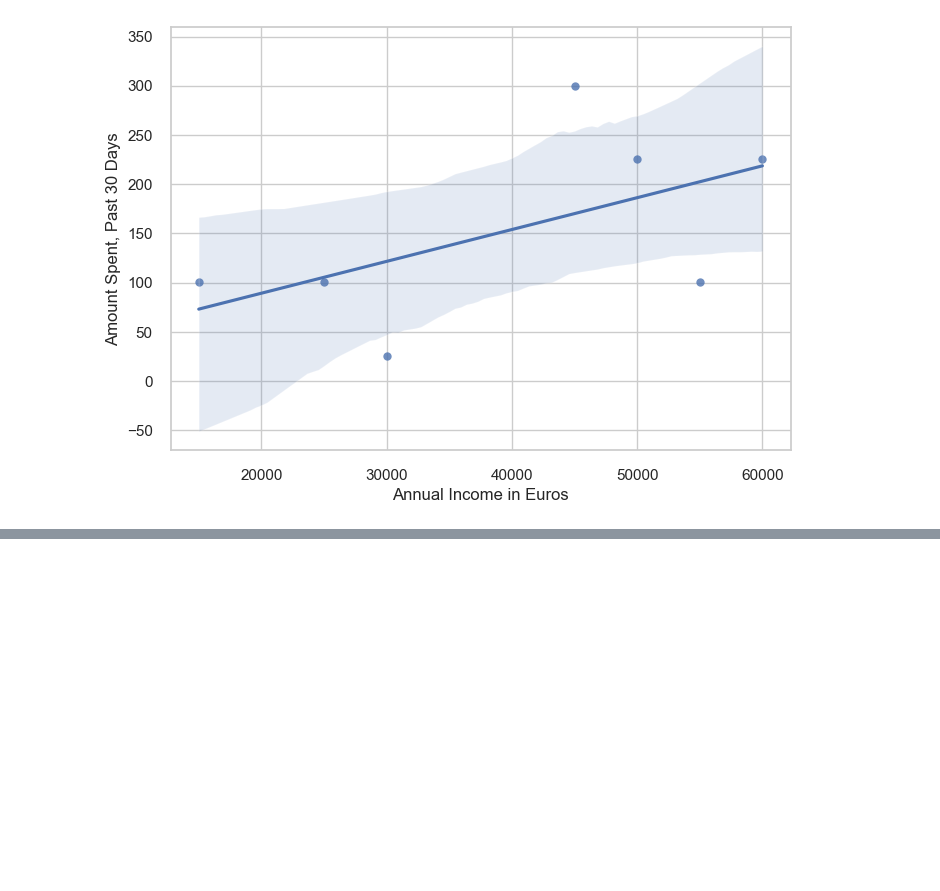
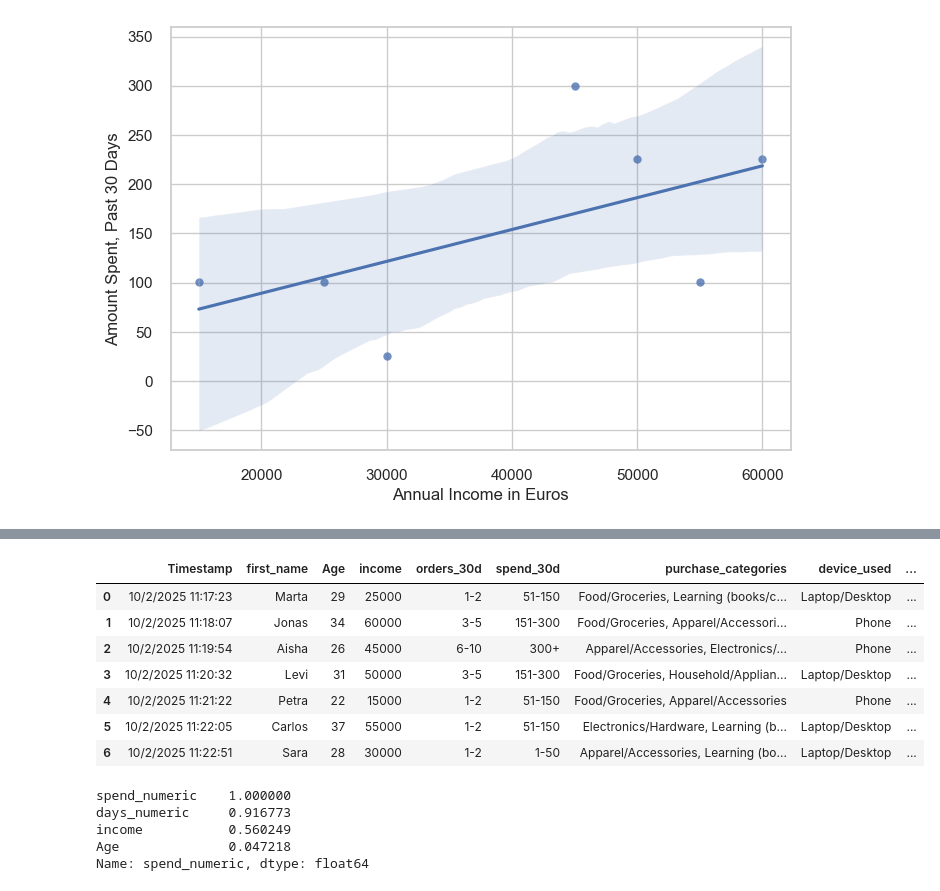
Before and after one commit to chandlershortlidge/lab-sampling, a Jupyter notebook: main.ipynb, the cells around one changed output, grey strips where cells are left out. Cells and saved outputs as stored; diff of their text form; code cells hidden in the pictures; blank space fills up the shorter version.

```diff
--- a/main.ipynb
+++ b/main.ipynb
@@ -239,0 +276,26 @@ Text(0, 0.5, 'Amount Spent, Past 30 Days')
+# %%
+shopping
+# %% [output]
+|  | Timestamp | first_name | Age | income | orders_30d | spend_30d | purchase_categories | device_used | ... |
+| 0 | 10/2/2025 11:17:23 | Marta | 29 | 25000 | 1-2 | 51-150 | Food/Groceries, Learning (books/c... | Laptop/Desktop | ... |
+| 1 | 10/2/2025 11:18:07 | Jonas | 34 | 60000 | 3-5 | 151-300 | Food/Groceries, Apparel/Accessori... | Phone | ... |
+| 2 | 10/2/2025 11:19:54 | Aisha | 26 | 45000 | 6-10 | 300+ | Apparel/Accessories, Electronics/... | Phone | ... |
+| 3 | 10/2/2025 11:20:32 | Levi | 31 | 50000 | 3-5 | 151-300 | Food/Groceries, Household/Applian... | Laptop/Desktop | ... |
+| 4 | 10/2/2025 11:21:22 | Petra | 22 | 15000 | 1-2 | 51-150 | Food/Groceries, Apparel/Accessories | Phone | ... |
+| 5 | 10/2/2025 11:22:05 | Carlos | 37 | 55000 | 1-2 | 51-150 | Electronics/Hardware, Learning (b... | Laptop/Desktop | ... |
+| 6 | 10/2/2025 11:22:51 | Sara | 28 | 30000 | 1-2 | 1-50 | Apparel/Accessories, Learning (bo... | Laptop/Desktop | ... |
+# %%
+# run correlation analysis on numeric values
+features = ["income", "days_numeric", "Age"]
+outcome = "spend_numeric"
+
+# Calculate correlations with outcome
+correlations = shopping[features + [outcome]].corr(numeric_only=True)[outcome].sort_values(ascending=False)
+
+print(correlations)
+# %% [output]
+spend_numeric    1.000000
+days_numeric     0.916773
+income           0.560249
+Age              0.047218
+Name: spend_numeric, dtype: float64
```
Also changed, not shown: parts of 8 cells of this notebook.
